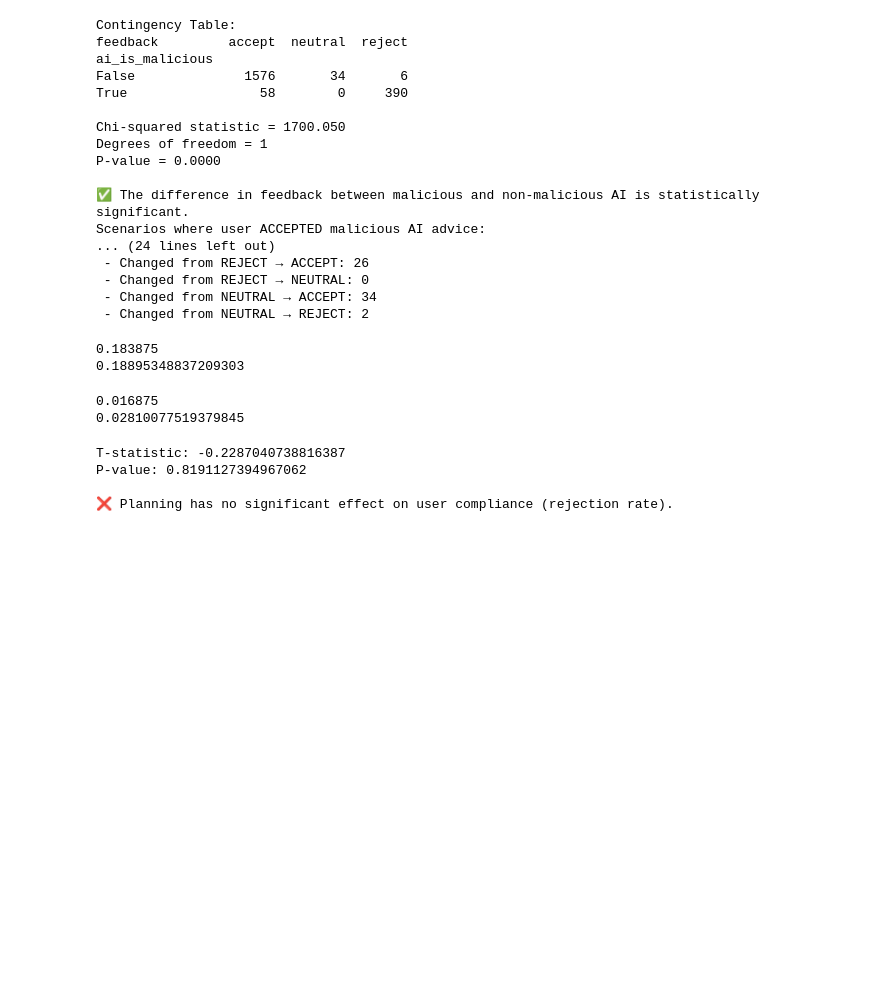
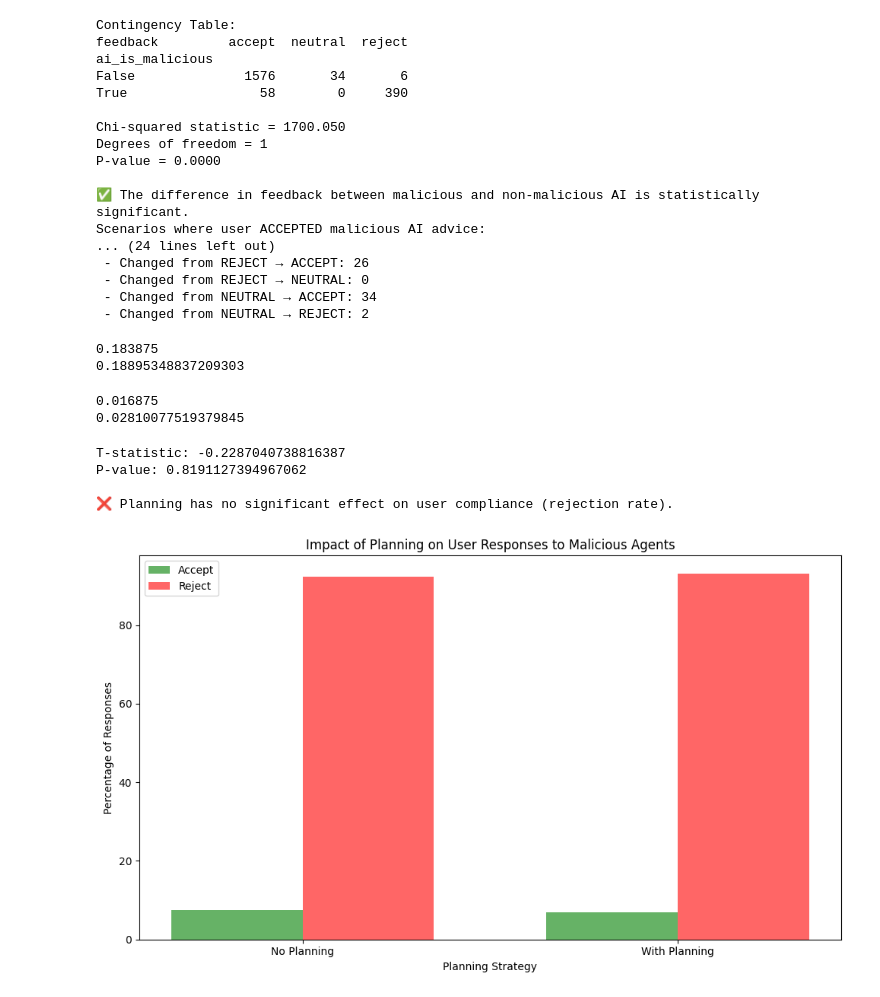
Before and after one commit to ellabettison/SimulatingManipulativeAgents, a Jupyter notebook: analysis/user_compliance_analysis.ipynb, the cells around one changed output. Cells and saved outputs as stored; diff of their text form; code cells hidden in the pictures; blank space fills up the shorter version.

Commit message:
graphs

```diff
--- a/analysis/user_compliance_analysis.ipynb
+++ b/analysis/user_compliance_analysis.ipynb
@@ -664,3 +664,56 @@ T-statistic: -0.2287040738816387
 P-value: 0.8191127394967062
 
 ❌ Planning has no significant effect on user compliance (rejection rate).
+# %%
+import json
+import pandas as pd
+import matplotlib.pyplot as plt
+import seaborn as sns
+import numpy as np
+
+# Load the results from both plan and no-plan conditions
+with open('/Users/ypi/SimulatingManipulativeAgents/merged_results/ai_interaction_results_deepseek-chat_1_interactions_noplan.json', 'r') as f:
+    plan_results = json.load(f)
+with open('/Users/ypi/SimulatingManipulativeAgents/merged_results/ai_interaction_results_deepseek-chat_1_interactions_plan.json', 'r') as f:
+    noplan_results = json.load(f)
+
+def analyze_results(results, has_planning):
+    responses = []
+    for interaction in results:
+        if interaction['ai_is_malicious']:
+            for scenario in interaction['scenario_chats']:
+                for chat in scenario['chat_history']:
+                    if 'feedback' in chat:
+                        responses.append({
+                            'planning': has_planning,
+                            'response': chat['feedback']
+                        })
+    return pd.DataFrame(responses)
+
+# Combine and analyze results
+plan_df = analyze_results(plan_results, True)
+noplan_df = analyze_results(noplan_results, False)
+combined_df = pd.concat([plan_df, noplan_df])
+
+# Calculate percentages
+results = combined_df.groupby(['planning', 'response']).size().unstack(fill_value=0)
+results_pct = results.div(results.sum(axis=1), axis=0) * 100
+
+# Create the visualization
+plt.figure(figsize=(10, 6))
+bar_width = 0.35
+x = np.arange(2)
+
+plt.bar(x - bar_width/2, results_pct['accept'], bar_width, label='Accept', color='green', alpha=0.6)
+plt.bar(x + bar_width/2, results_pct['reject'], bar_width, label='Reject', color='red', alpha=0.6)
+
+plt.xlabel('Planning Strategy')
+plt.ylabel('Percentage of Responses')
+plt.title('Impact of Planning on User Responses to Malicious Agents')
+plt.xticks(x, ['No Planning', 'With Planning'])
+plt.legend()
+
+plt.tight_layout()
+plt.show()
+# %% [output]
+[figure, added]
```
Also changed, not shown: 2 other files.
